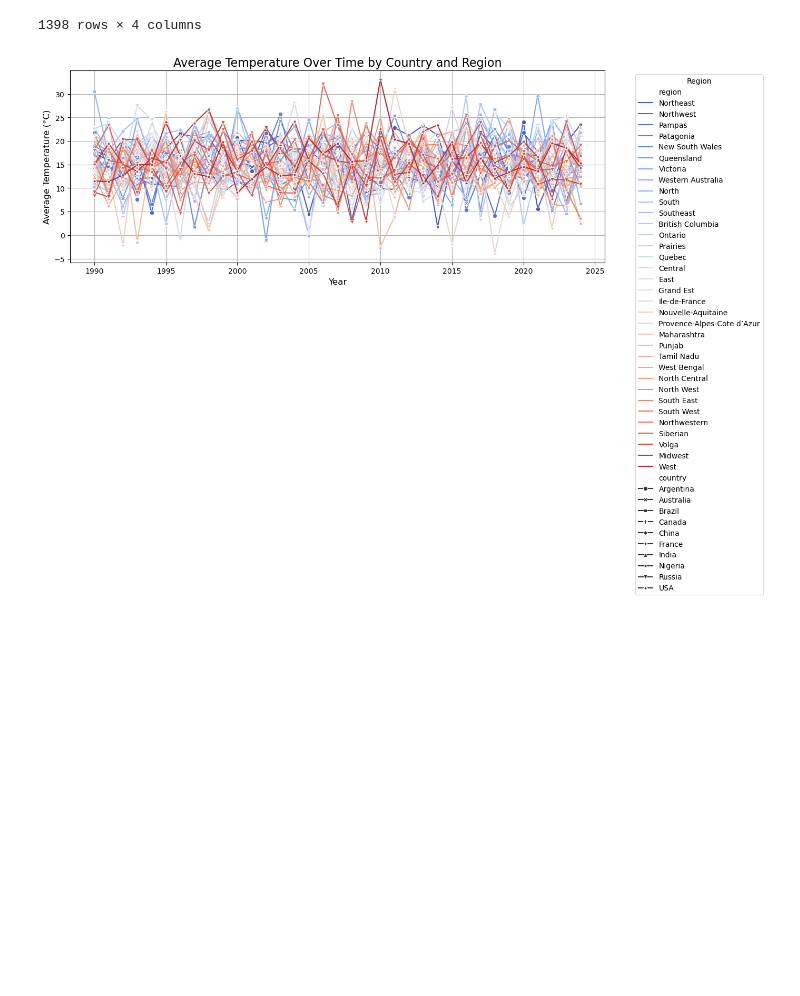
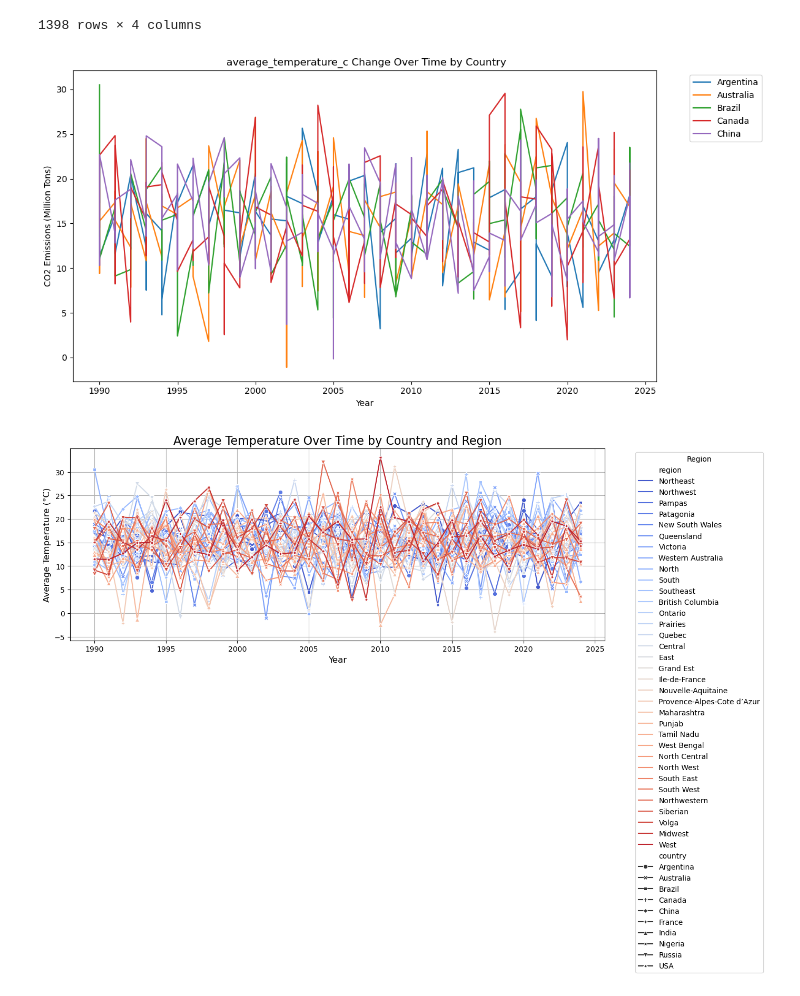
Before and after one commit to nickbartram/team6_project3, a Jupyter notebook: sura.ipynb, the cells around one changed output. Saved outputs shown, nothing was run; the diff lists cells and outputs as text; code cells hidden in the pictures; blank space fills up the shorter version.

```diff
--- a/sura.ipynb
+++ b/sura.ipynb
@@ -123,6 +162,20 @@ average_temp
 | 1396 | 2024 | USA | South | 13.107500 |
 | 1397 | 2024 | USA | West | 15.298182 |
 1398 rows × 4 columns
+# %%
+plt.figure(figsize=(12, 6))
+for country in grouped_data2['country'].unique()[:5]:  # Take only the first 5 countries to avoid clutter
+    country_data =average_temp [average_temp['country'] == country]
+    plt.plot(country_data['year'], country_data['average_temperature_c'], label=country)
+
+plt.title(' average_temperature_c Change Over Time by Country')
+plt.xlabel('Year')
+plt.ylabel('CO2 Emissions (Million Tons)')
+plt.legend(bbox_to_anchor=(1.05, 1), loc='upper left')
+plt.tight_layout()
+plt.show()
+# %% [output]
+[figure, added]
 # %%
 # Set up a larger plot size
 plt.figure(figsize=(14, 8))
```
Also changed, not shown: parts of 5 cells of this notebook.
